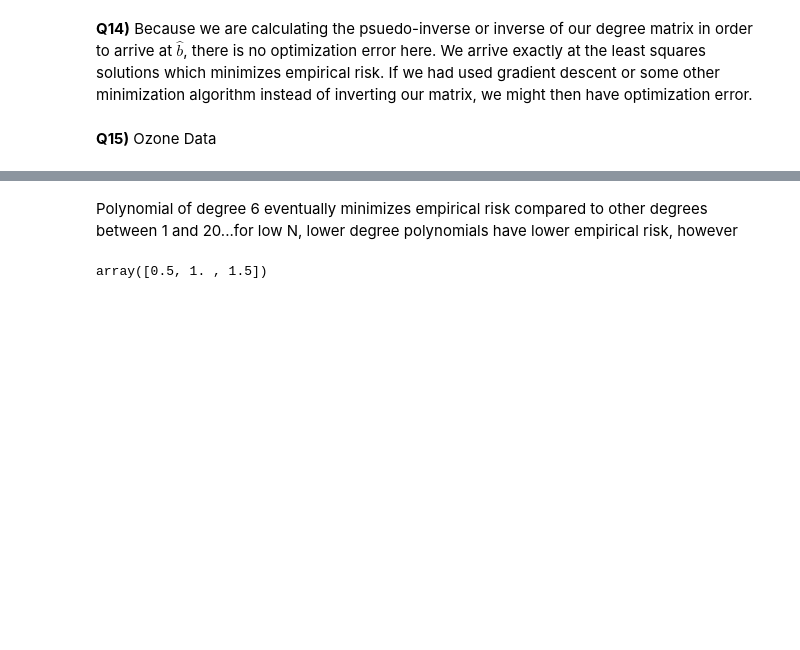
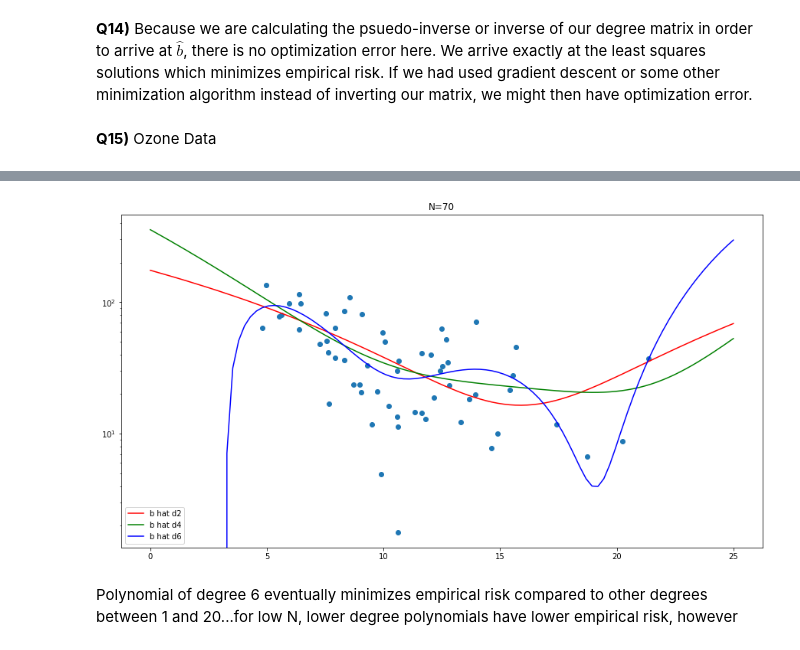
Before and after one commit to jp6422/School, a Jupyter notebook: 1003/hw1/ML HW 1.ipynb, the cells around one changed output, grey strips where cells are left out. Saved outputs shown, nothing was run; the diff lists cells and outputs as text; code cells hidden in the pictures; blank space fills up the shorter version.

```diff
--- a/1003/hw1/ML HW 1.ipynb
+++ b/1003/hw1/ML HW 1.ipynb
@@ -477,25 +493,24 @@ plt.show()
 # %%
-x=np.linspace(0,1,100)
+x=np.linspace(0,25,100)
 
 b_hat_40_d2 = ozone_array_dict[2][3][67]
 b_hat_40_d4 = ozone_array_dict[4][3][65]
 b_hat_40_d6 = ozone_array_dict[6][3][63]
 y_pred_40_d2 = b_hat_40_d2@degree_array_creator(x,2)
 y_pred_40_d4 = b_hat_40_d4@degree_array_creator(x,4)
 y_pred_40_d6 = b_hat_40_d6@degree_array_creator(x,6)
 
 plt.figure(figsize=(15,8))
 
 plt.plot(x,y_pred_40_d2,'r', label = 'b hat d2')
 plt.plot(x,y_pred_40_d4,'g', label = 'b hat d4')
 plt.plot(x,y_pred_40_d6,'b', label = 'b hat d6')
-plt.scatter(x_train[:70],y_train[:70])
+plt.scatter(wind_train[:70],ozone_train[:70])
 plt.legend()
-plt.legend("N=70")
+plt.yscale('log')
+plt.title("N=70")
 plt.show()
+# %% [output]
+[figure, added]
 # %% [markdown]
 Polynomial of degree 6 eventually minimizes empirical risk compared to other degrees between 1 and 20...for low N, lower degree polynomials have lower empirical risk, however
-# %%
-np.array([1,2,3])/2
-# %% [output]
-array([0.5, 1. , 1.5])
```
Also changed, not shown: parts of 14 cells of this notebook.
